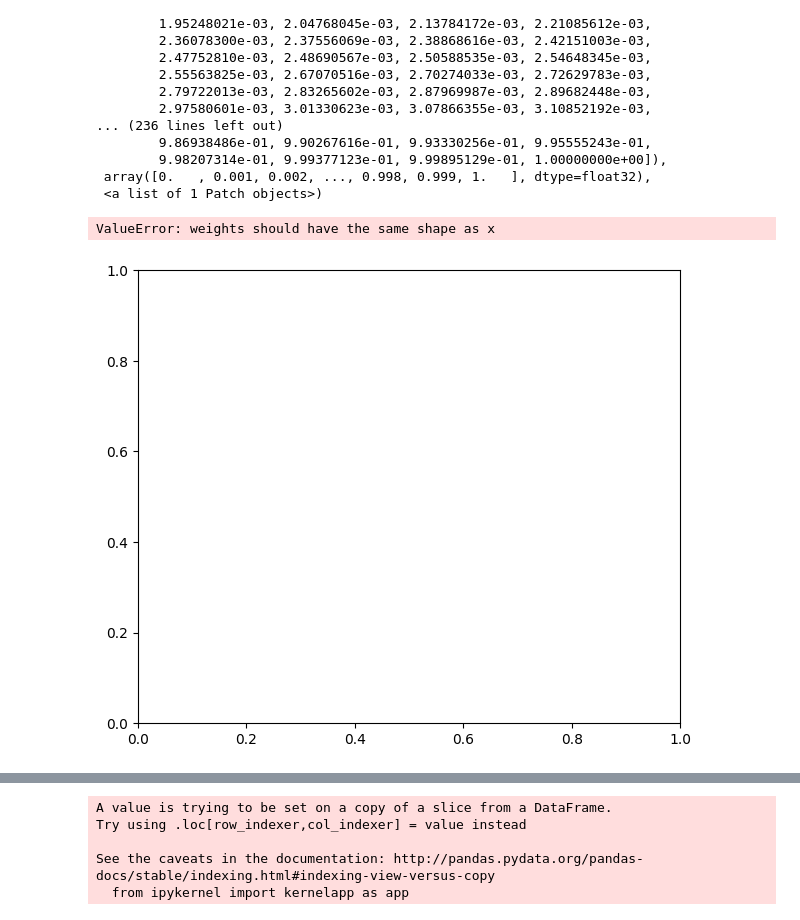
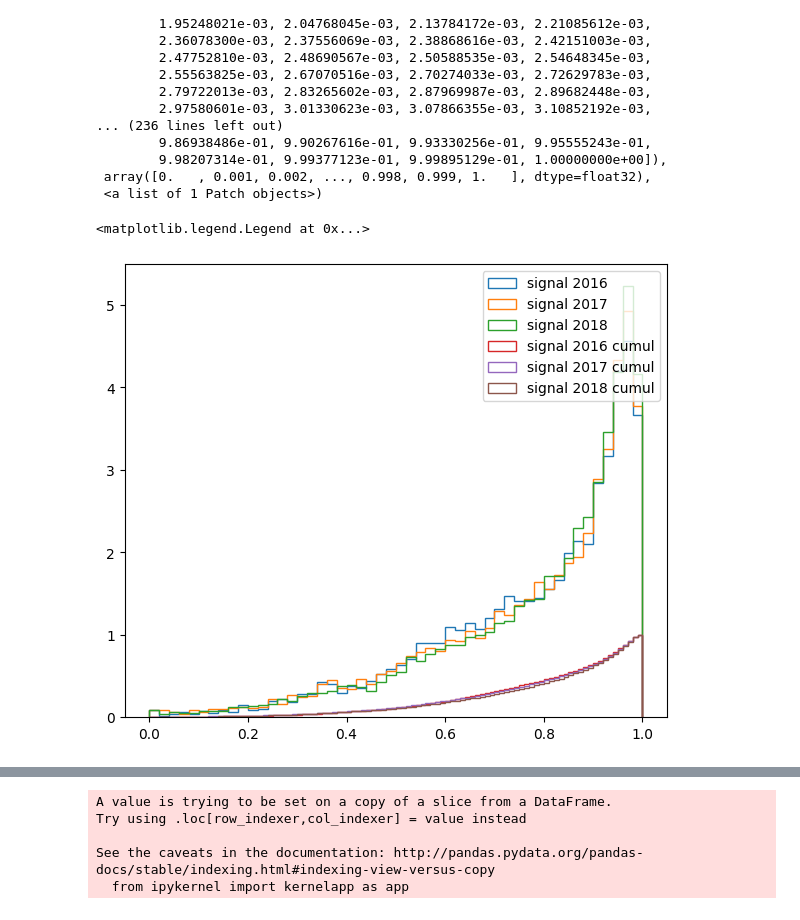
Before and after one commit to UniMiBAnalyses/ML_classification, a Jupyter notebook: BinningStudies.ipynb, the cells around one changed output, grey strips where cells are left out. Saved outputs shown, nothing was run; the diff lists cells and outputs as text; code cells hidden in the pictures.

```diff
--- a/BinningStudies.ipynb
+++ b/BinningStudies.ipynb
@@ -155,17 +155,17 @@ hcumul
 # %%
 fig, ax1 = plt.subplots(figsize=(7,6), dpi=100)
 
-plt.hist(signal[signal.year==2017]["y"], weights=signal[signal.year==2016].weight, bins=50,density=True, label="signal 2016", histtype="step",range=(0,1))
+plt.hist(signal[signal.year==2016]["y"], weights=signal[signal.year==2016].weight, bins=50,density=True, label="signal 2016", histtype="step",range=(0,1))
 plt.hist(signal[signal.year==2017]["y"], weights=signal[signal.year==2017].weight, bins=50,density=True, label="signal 2017", histtype="step",range=(0,1))
 plt.hist(signal[signal.year==2018]["y"], weights=signal[signal.year==2018].weight, bins=50,density=True, label="signal 2018", histtype="step",range=(0,1))
 
 hcumul = plt.hist(signal[signal.year==2016]["y"], weights=signal[signal.year==2016].weight, bins=100,cumulative=True, density=True, range=(0,1),label="signal 2016 cumul", histtype="step")
 hcumul = plt.hist(signal[signal.year==2017]["y"], weights=signal[signal.year==2017].weight, bins=100,cumulative=True, density=True, range=(0,1),label="signal 2017 cumul", histtype="step")
 hcumul = plt.hist(signal[signal.year==2018]["y"], weights=signal[signal.year==2018].weight, bins=100,cumulative=True, density=True, range=(0,1),label="signal 2018 cumul", histtype="step")
 plt.legend()
 # %% [output]
-ValueError: weights should have the same shape as x
+<matplotlib.legend.Legend at 0x...>
-[figure, old version]
+[figure, new version]
 # %%
 import ROOT as R
 gr = R.TGraph()
```
Also changed, not shown: parts of 1 cell of this notebook, 5 other files.
